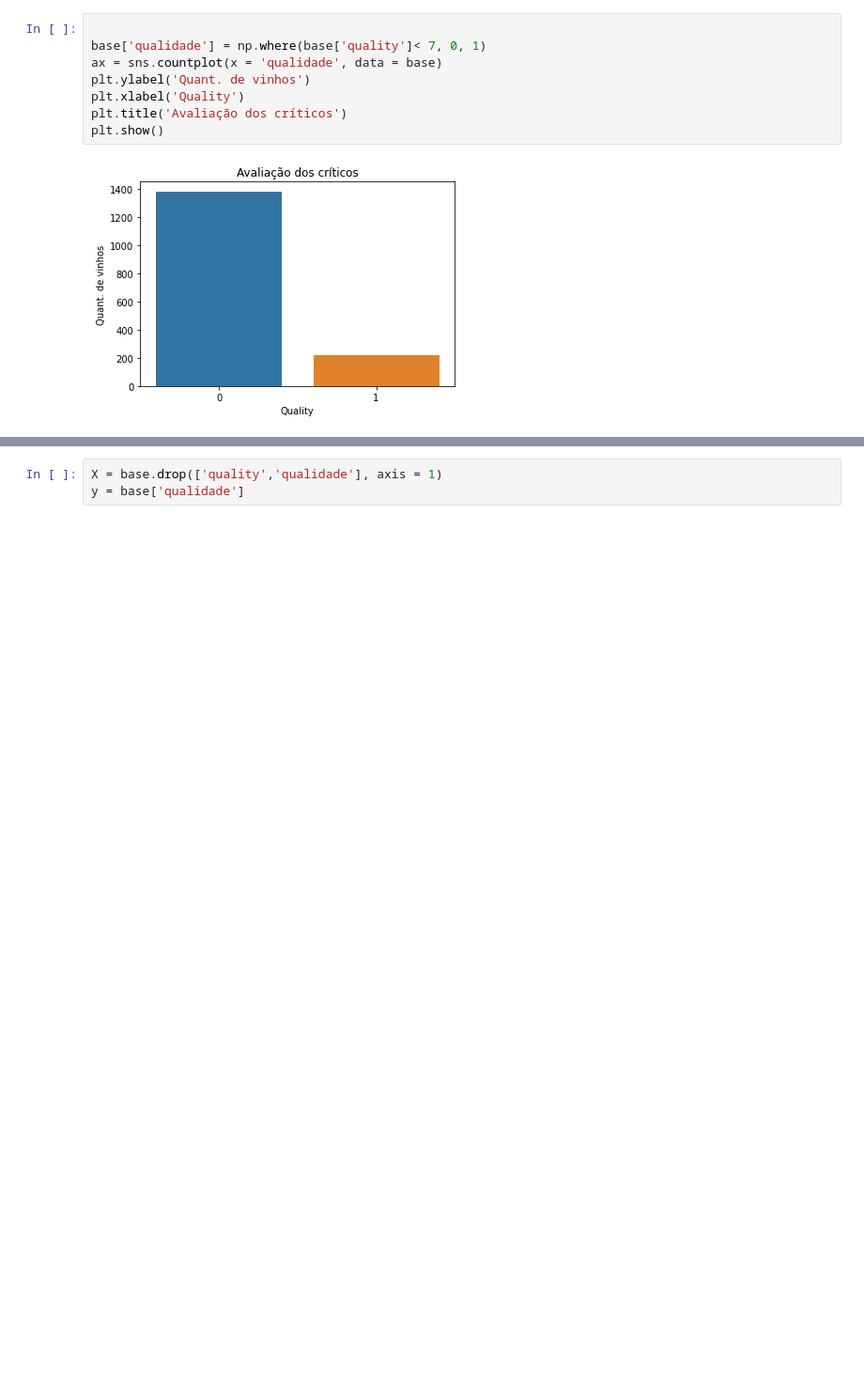
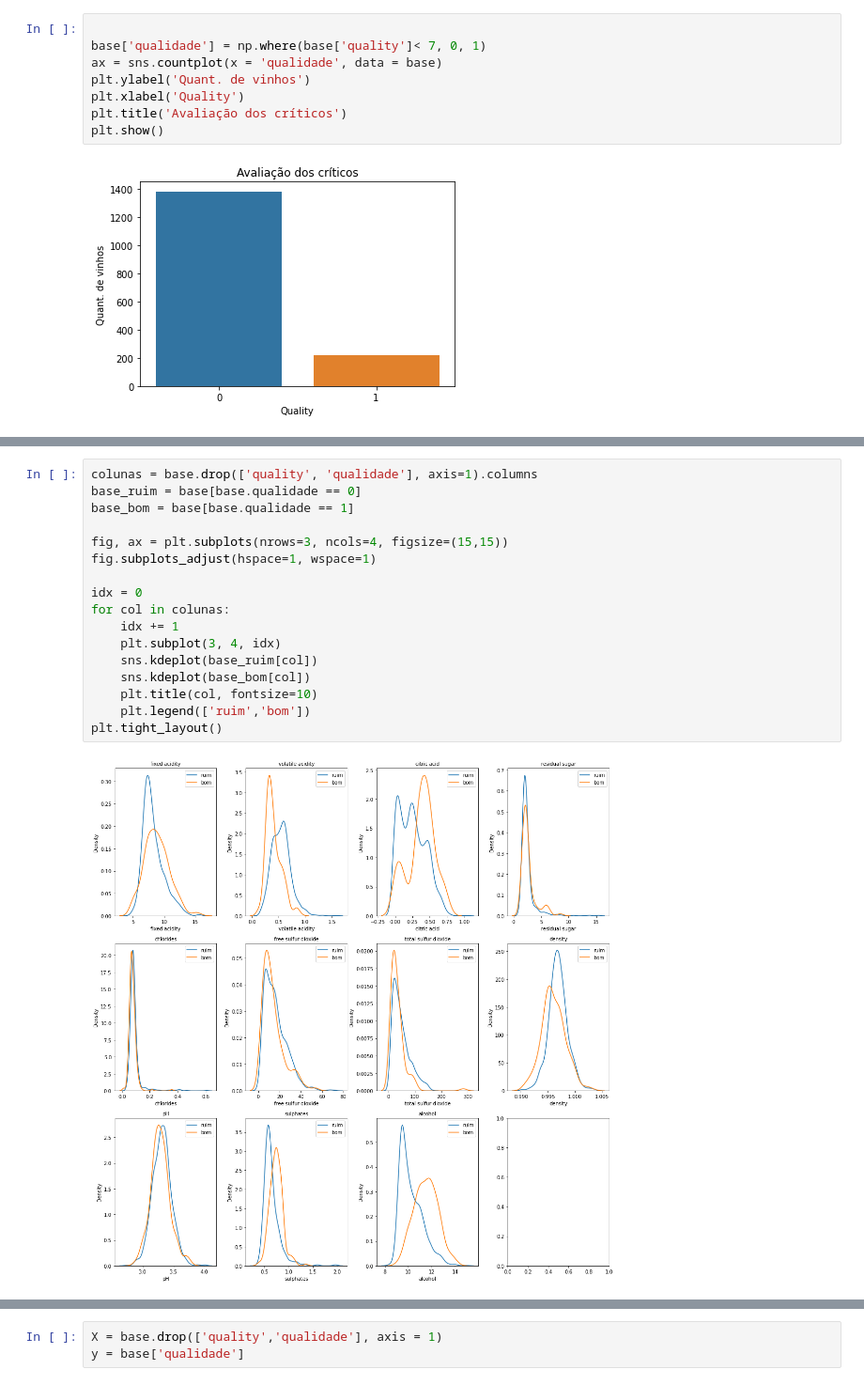
Before and after one commit to lazarovps/Data-Science, a Jupyter notebook: Red_wine_quality_(classification).ipynb, the cells around one changed output, grey strips where cells are left out. Shown at 94% size. Drawn from its saved outputs; the diff is of its cells as text; blank space fills up the shorter version.

Commit message:
Modelo de previsão da qualidade de vinhos

```diff
--- a/Red_wine_quality_(classification).ipynb
+++ b/Red_wine_quality_(classification).ipynb
@@ -144,0 +162,19 @@ plt.show()
+# %%
+colunas = base.drop(['quality', 'qualidade'], axis=1).columns
+base_ruim = base[base.qualidade == 0]
+base_bom = base[base.qualidade == 1]
+
+fig, ax = plt.subplots(nrows=3, ncols=4, figsize=(15,15))
+fig.subplots_adjust(hspace=1, wspace=1)
+
+idx = 0
+for col in colunas:
+    idx += 1
+    plt.subplot(3, 4, idx)
+    sns.kdeplot(base_ruim[col])
+    sns.kdeplot(base_bom[col])
+    plt.title(col, fontsize=10)
+    plt.legend(['ruim','bom'])
+plt.tight_layout()
+# %% [output]
+[figure, added]
```
Also changed, not shown: parts of 18 cells of this notebook.
